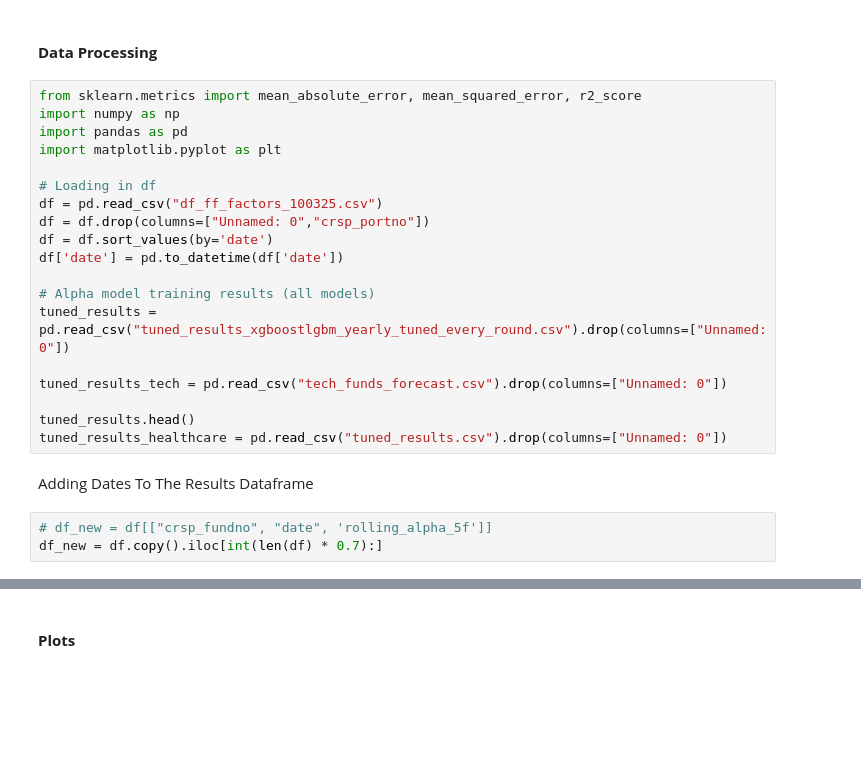
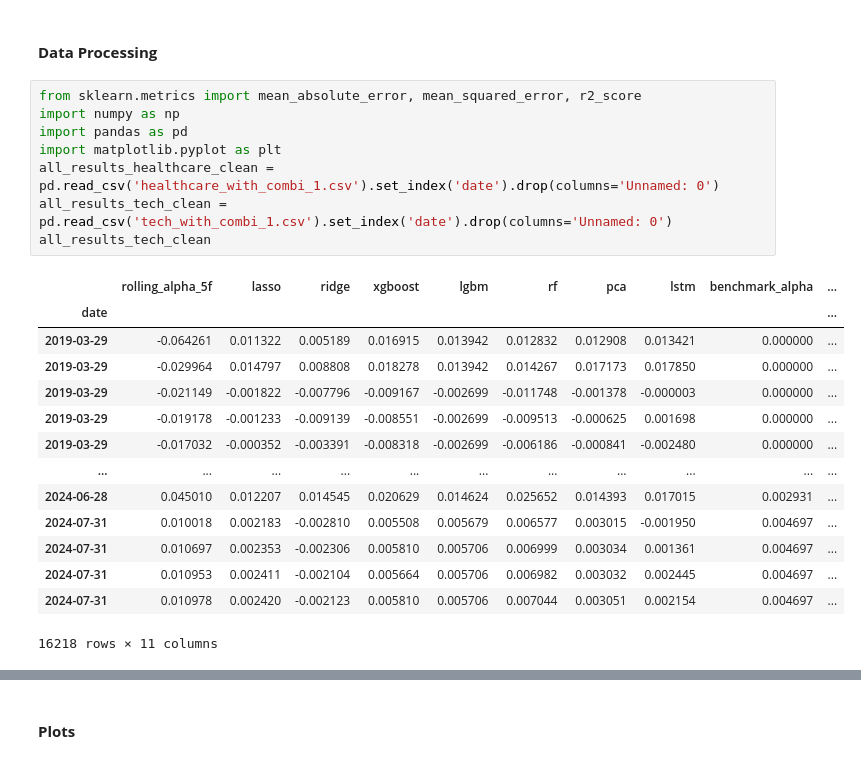
Before and after one commit to willafred/AlphaVision, a Jupyter notebook: alpha_plots.ipynb, the cells around one changed output, grey strips where cells are left out. Cells and saved outputs as stored; diff of their text form; blank space fills up the shorter version.

```diff
--- a/alpha_plots.ipynb
+++ b/alpha_plots.ipynb
@@ -167,24 +3,23 @@ plt.show()
 # %%
 from sklearn.metrics import mean_absolute_error, mean_squared_error, r2_score
 import numpy as np
 import pandas as pd
 import matplotlib.pyplot as plt
-
-# Loading in df
-df = pd.read_csv("df_ff_factors_100325.csv")
-df = df.drop(columns=["Unnamed: 0","crsp_portno"])
-df = df.sort_values(by='date')
-df['date'] = pd.to_datetime(df['date'])
-
-# Alpha model training results (all models)
-tuned_results = pd.read_csv("tuned_results_xgboostlgbm_yearly_tuned_every_round.csv").drop(columns=["Unnamed: 0"])
-
-tuned_results_tech = pd.read_csv("tech_funds_forecast.csv").drop(columns=["Unnamed: 0"])
-
-tuned_results.head()
-tuned_results_healthcare = pd.read_csv("tuned_results.csv").drop(columns=["Unnamed: 0"])
+all_results_healthcare_clean = pd.read_csv('healthcare_with_combi_1.csv').set_index('date').drop(columns='Unnamed: 0')
+all_results_tech_clean = pd.read_csv('tech_with_combi_1.csv').set_index('date').drop(columns='Unnamed: 0')
+all_results_tech_clean
+# %% [output]
+|  | rolling_alpha_5f | lasso | ridge | xgboost | lgbm | rf | pca | lstm | benchmark_alpha | ... |
+| date |  |  |  |  |  |  |  |  |  | ... |
+| 2019-03-29 | -0.064261 | 0.011322 | 0.005189 | 0.016915 | 0.013942 | 0.012832 | 0.012908 | 0.013421 | 0.000000 | ... |
+| 2019-03-29 | -0.029964 | 0.014797 | 0.008808 | 0.018278 | 0.013942 | 0.014267 | 0.017173 | 0.017850 | 0.000000 | ... |
+| 2019-03-29 | -0.021149 | -0.001822 | -0.007796 | -0.009167 | -0.002699 | -0.011748 | -0.001378 | -0.000003 | 0.000000 | ... |
+| 2019-03-29 | -0.019178 | -0.001233 | -0.009139 | -0.008551 | -0.002699 | -0.009513 | -0.000625 | 0.001698 | 0.000000 | ... |
+| 2019-03-29 | -0.017032 | -0.000352 | -0.003391 | -0.008318 | -0.002699 | -0.006186 | -0.000841 | -0.002480 | 0.000000 | ... |
+| ... | ... | ... | ... | ... | ... | ... | ... | ... | ... | ... |
+| 2024-06-28 | 0.045010 | 0.012207 | 0.014545 | 0.020629 | 0.014624 | 0.025652 | 0.014393 | 0.017015 | 0.002931 | ... |
+| 2024-07-31 | 0.010018 | 0.002183 | -0.002810 | 0.005508 | 0.005679 | 0.006577 | 0.003015 | -0.001950 | 0.004697 | ... |
+| 2024-07-31 | 0.010697 | 0.002353 | -0.002306 | 0.005810 | 0.005706 | 0.006999 | 0.003034 | 0.001361 | 0.004697 | ... |
+| 2024-07-31 | 0.010953 | 0.002411 | -0.002104 | 0.005664 | 0.005706 | 0.006982 | 0.003032 | 0.002445 | 0.004697 | ... |
+| 2024-07-31 | 0.010978 | 0.002420 | -0.002123 | 0.005810 | 0.005706 | 0.007044 | 0.003051 | 0.002154 | 0.004697 | ... |
+16218 rows × 11 columns
-# %% [markdown]
-Adding Dates To The Results Dataframe
-# %%
-# df_new = df[["crsp_fundno", "date", 'rolling_alpha_5f']]
-df_new = df.copy().iloc[int(len(df) * 0.7):]
```
Also changed, not shown: parts of 34 cells of this notebook, 17 other files.
